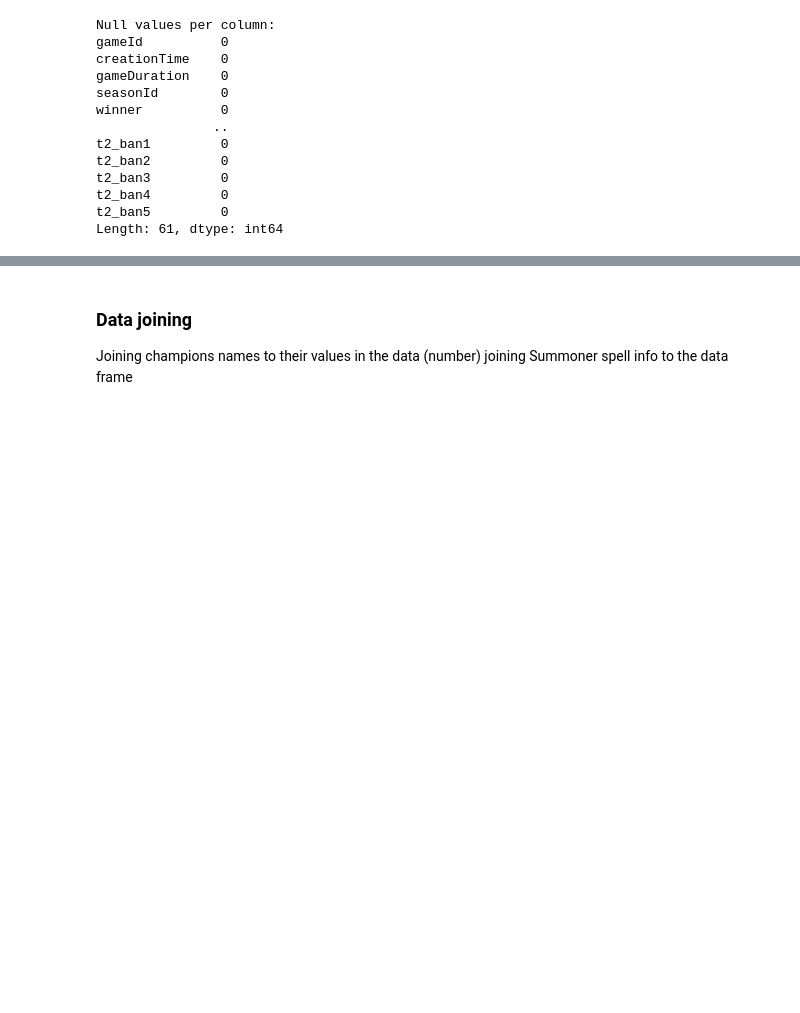
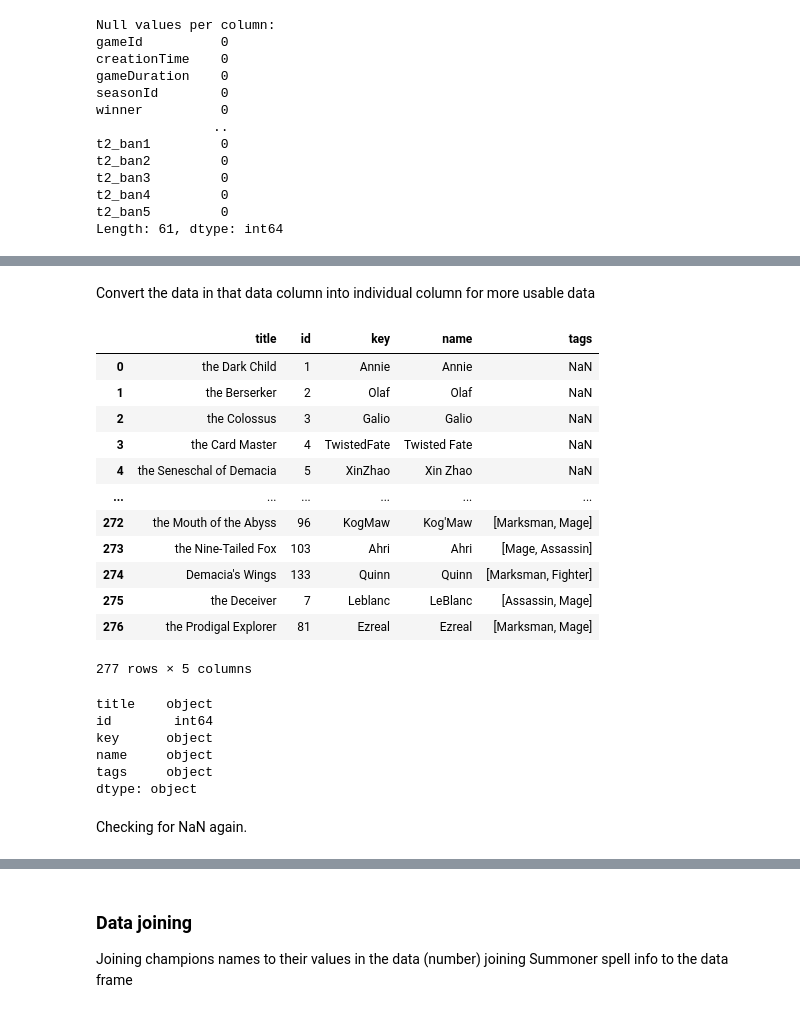
Before and after one commit to cheider/LeagueofLegends-RankedGame-Analysis, a Jupyter notebook: main.ipynb, the cells around one changed output, grey strips where cells are left out. Saved outputs shown, nothing was run; the diff lists cells and outputs as text; code cells hidden in the pictures; blank space fills up the shorter version.

Commit message:
data cleaning is done

```diff
--- a/main.ipynb
+++ b/main.ipynb
@@ -66,0 +83,18 @@ Length: 61, dtype: int64
+# %%
+# importing json to read the cross reference files
+import json
+
+# Load the first champion info JSON file
+with open('.\data\champion_info.json') as f1:
+    data1 = json.load(f1)
+
+# Load the second champion info JSON file
+with open('.\data\champion_info_2.json') as f2:
+    data2 = json.load(f2)
+
+# Convert JSON data to DataFrames
+champion_df1 = pd.DataFrame(data1)
+champion_df2 = pd.DataFrame(data2)
+
+#show champion_df1
+champion_df1.head()
@@ -66,0 +110,6 @@ Length: 61, dtype: int64
+# %%
+# Concatenate the DataFrames
+combined_champion_df = pd.concat([champion_df1, champion_df2], ignore_index=True)
+
+# Display the combined DataFrame
+combined_champion_df
@@ -66,0 +130,32 @@ Length: 61, dtype: int64
+# %% [markdown]
+Convert the data in that data column into individual column for more usable data
+# %%
+# normalize the data to expand what it had in the data column
+normal_champ_df = pd.json_normalize(combined_champion_df['data'])
+normal_champ_df
+# %% [output]
+|  | title | id | key | name | tags |
+| 0 | the Dark Child | 1 | Annie | Annie | NaN |
+| 1 | the Berserker | 2 | Olaf | Olaf | NaN |
+| 2 | the Colossus | 3 | Galio | Galio | NaN |
+| 3 | the Card Master | 4 | TwistedFate | Twisted Fate | NaN |
+| 4 | the Seneschal of Demacia | 5 | XinZhao | Xin Zhao | NaN |
+| ... | ... | ... | ... | ... | ... |
+| 272 | the Mouth of the Abyss | 96 | KogMaw | Kog'Maw | [Marksman, Mage] |
+| 273 | the Nine-Tailed Fox | 103 | Ahri | Ahri | [Mage, Assassin] |
+| 274 | Demacia's Wings | 133 | Quinn | Quinn | [Marksman, Fighter] |
+| 275 | the Deceiver | 7 | Leblanc | LeBlanc | [Assassin, Mage] |
+| 276 | the Prodigal Explorer | 81 | Ezreal | Ezreal | [Marksman, Mage] |
+277 rows × 5 columns
+# %%
+# checking some data types here to confirm the normalization
+normal_champ_df.dtypes
+# %% [output]
+title    object
+id        int64
+key      object
+name     object
+tags     object
+dtype: object
+# %% [markdown]
+Checking for NaN again.
```
Also changed, not shown: parts of 19 cells of this notebook.
